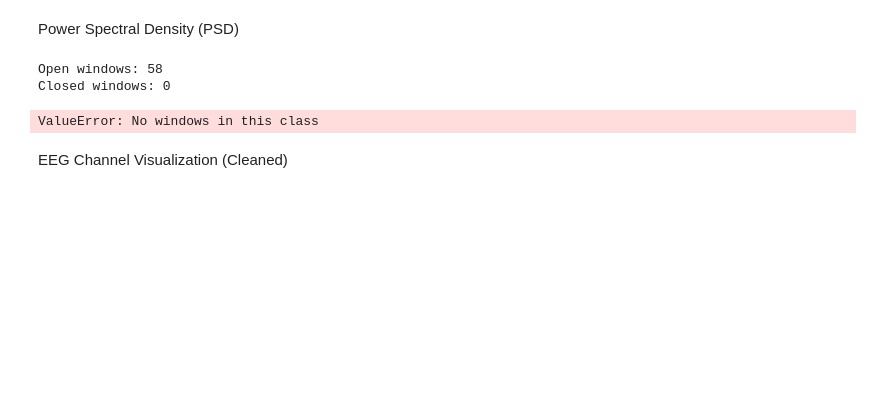
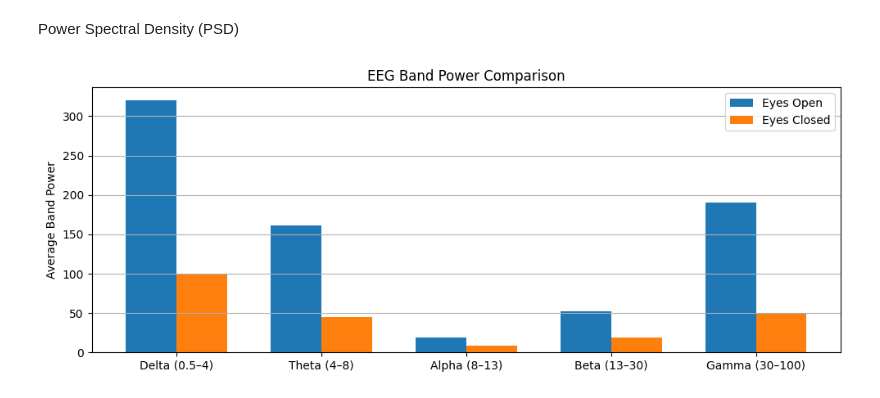
Before and after one commit to Jackhammer9/BrainDance-Core, a Jupyter notebook: Eye Classifier/EyeAnalysis.ipynb, the cells around one changed output. Drawn from its saved outputs; the diff is of its cells as text; code cells hidden in the pictures; blank space fills up the shorter version.

```diff
--- a/Eye Classifier/EyeAnalysis.ipynb
+++ b/Eye Classifier/EyeAnalysis.ipynb
@@ -73,50 +100,65 @@ Power Spectral Density (PSD)
 # %%
 import numpy as np
 import matplotlib.pyplot as plt
 from scipy.signal import welch
 
-fs = 250  # sampling rate
+fs = 250
 
-def avg_psd(X, fs):
-    if len(X) == 0:
-        raise ValueError("No windows in this class")
+# Frequency bands
+bands = {
+    "Delta (0.5–4)":  (0.5, 4),
+    "Theta (4–8)":    (4, 8),
+    "Alpha (8–13)":   (8, 13),
+    "Beta (13–30)":   (13, 30),
+    "Gamma (30–100)": (30, 100),
+}
 
-    psds = []
-    f = None
+def bandpower_per_window(X, fs, bands):
+    band_powers = {k: [] for k in bands}
 
-    for w in X:                      # windows
-        ch_psd = []
-        for ch in range(w.shape[0]): # channels
+    for w in X:  # windows
+        ch_band = {k: [] for k in bands}
+
+        for ch in range(w.shape[0]):
             f, Pxx = welch(w[ch], fs=fs, nperseg=fs//2)
-            ch_psd.append(Pxx)
-        psds.append(np.mean(ch_psd, axis=0))  # avg channels
 
-    return np.mean(psds, axis=0), f           # avg windows
+            for band, (fmin, fmax) in bands.items():
+                mask = (f >= fmin) & (f <= fmax)
+                ch_band[band].append(np.trapezoid(Pxx[mask], f[mask]))
 
-# split by state
-X_open = X[y == 1]
+        # average channels
+        for band in bands:
+            band_powers[band].append(np.mean(ch_band[band]))
+
+    # average windows
+    return {band: np.mean(vals) for band, vals in band_powers.items()}
+
+
+# Split by state
+X_open   = X[y == 1]
 X_closed = X[y == 2]
 
-print("Open windows:", len(X_open))
-print("Closed windows:", len(X_closed))
+bp_open   = bandpower_per_window(X_open, fs, bands)
+bp_closed = bandpower_per_window(X_closed, fs, bands)
 
-psd_open, freqs = avg_psd(X_open, fs)
-psd_closed, _ = avg_psd(X_closed, fs)
+# Plot
+labels = list(bands.keys())
+open_vals   = [bp_open[b] for b in labels]
+closed_vals = [bp_closed[b] for b in labels]
 
-# plot
-plt.figure(figsize=(8, 4))
-plt.semilogy(freqs, psd_open, label="EYES OPEN")
-plt.semilogy(freqs, psd_closed, label="EYES CLOSED")
-plt.xlim(0, 40)
-plt.xlabel("Frequency (Hz)")
-plt.ylabel("PSD")
-plt.title("Average PSD across all channels")
+x = np.arange(len(labels))
+width = 0.35
+
+plt.figure(figsize=(10, 4))
+plt.bar(x - width/2, open_vals,   width, label="Eyes Open")
+plt.bar(x + width/2, closed_vals, width, label="Eyes Closed")
+
+plt.xticks(x, labels)
+plt.ylabel("Average Band Power")
+plt.title("EEG Band Power Comparison")
 plt.legend()
-plt.grid(True)
+plt.grid(axis="y")
+plt.tight_layout()
 plt.show()
 # %% [output]
-Open windows: 58
-Closed windows: 0
-ValueError: No windows in this class
+[figure, added]
-# %% [markdown]
-EEG Channel Visualization (Cleaned)
```
Also changed, not shown: parts of 10 cells of this notebook, 8 other files.
